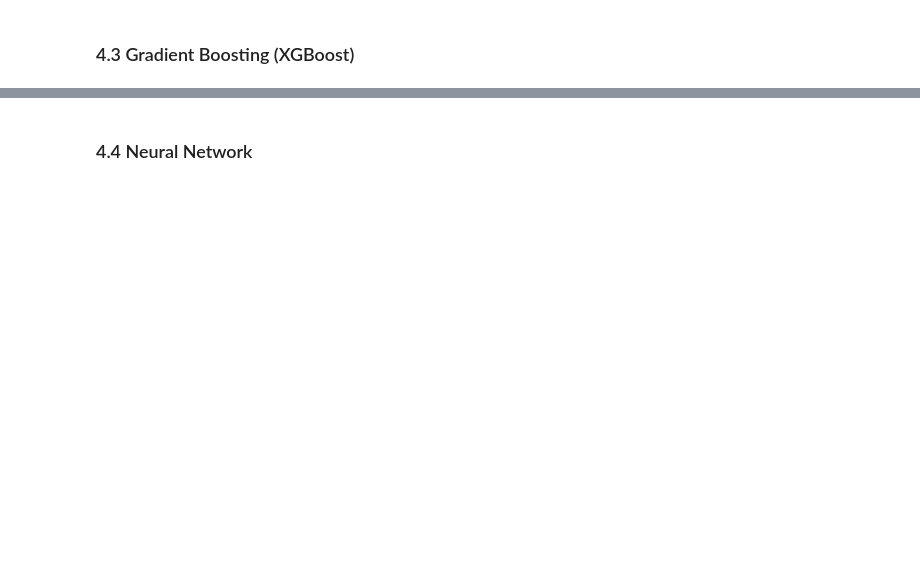
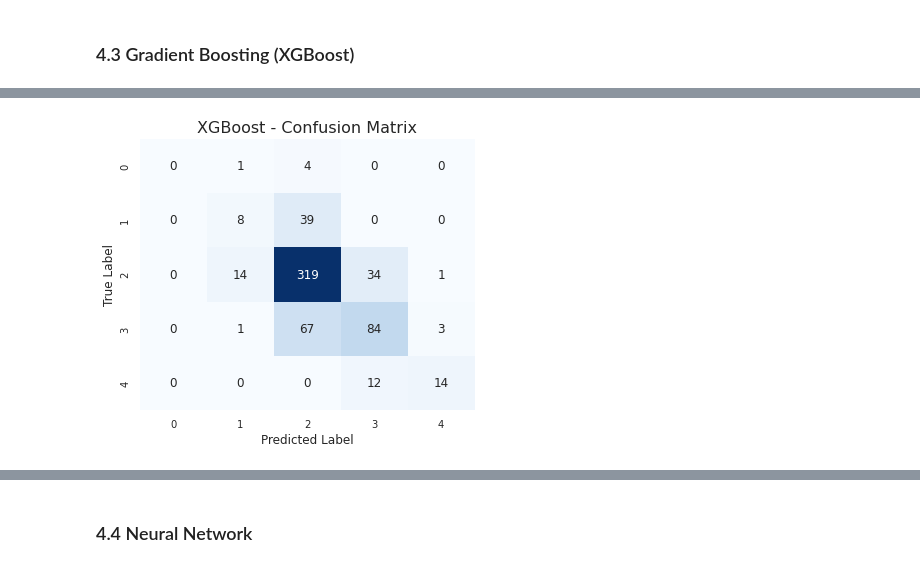
Before and after one commit to HammaTime123/Investigation-into-Developing-a-Classifier-for-Movie-Rating-for-IMDB-Data-Se, a Jupyter notebook: proj2.ipynb, the cells around one changed output, grey strips where cells are left out. Drawn from its saved outputs; the diff is of its cells as text; code cells hidden in the pictures; blank space fills up the shorter version.

```diff
--- a/proj2.ipynb
+++ b/proj2.ipynb
@@ -1472,15 +1627,21 @@ print(classification_report(y_test, y_pred))
 ### 4.3 Gradient Boosting (XGBoost)
 # %%
 import xgboost as xgb
-import numpy as np
-import pandas as pd
 
-from sklearn.model_selection import GridSearchCV
-from sklearn.metrics import accuracy_score, confusion_matrix, classification_report
-import matplotlib.pyplot as plt
-import seaborn as sns
+# Define your model name
+modelName = "XGboost"
 
+# Define the performance file path
+performance_file = "performance_results.csv"  # Update with your actual file path
 
+# Prepare training and testing data
+X_train = X_train_S_TotalDataPlusGenreEncoding[final_features]
+y_train = y_train_S_TotalDataPlusGenreEncoding
+
+X_test = X_test_S_TotalDataPlusGenreEncoding[final_features]
+y_test = y_test_S_TotalDataPlusGenreEncoding
+
+# Define the parameter grid for XGBoost
 param_grid = {
     'n_estimators':      [100, 200, 300],
     'learning_rate':     [0.01, 0.1, 0.2],
@@ -1492,62 +1653,79 @@ param_grid = {
     'scale_pos_weight':  [1, 5, 10]
 }
 
-
+# Initialize the XGBoost classifier
 xgb_clf = xgb.XGBClassifier(
-    objective='binary:logistic',
-    eval_metric='logloss',
+    objective='binary:logistic',  # Update if you're dealing with multiclass
+    eval_metric='logloss',        # Update if necessary
     use_label_encoder=False,
     random_state=42
 )
 
-
+# Initialize GridSearchCV
 grid_search = GridSearchCV(
     estimator=xgb_clf,
     param_grid=param_grid,
-    scoring='balanced_accuracy',
-    cv=5,
-    n_jobs=-1,
-    verbose=1
+    scoring='balanced_accuracy',    # Choose appropriate scoring metric
+    cv=5,                           # 5-fold cross-validation
+    n_jobs=-1,                      # Use all available cores
+    verbose=1                       # Verbosity level
 )
 
+# Fit the grid search on the training data
+print("Starting Grid Search for XGBoost...")
+grid_search.fit(X_train, y_train)
+print("Grid Search Completed.")
 
-grid_search.fit(X_train, y_train)
+# Print the best parameters found by GridSearch
+print("Best parameters found:", grid_search.best_params_)
+print("Best CV balanced_accuracy:", grid_search.best_score_)
 
-# Print best hyperparameters and CV score
-print("Best parameters found:", grid_search.best_params_)
-print("Best CV score:", grid_search.best_score_)
-
+# Retrieve the best model from the grid search
 best_xgb = grid_search.best_estimator_
 
-# Predict on the test set
+# Make predictions on the test set
 y_pred = best_xgb.predict(X_test)
 
-# Calculate test accuracy
+# Calculate Test Performance Metrics
 test_balanced_acc = balanced_accuracy_score(y_test, y_pred)
 print("\nTest balanced_accuracy:", test_balanced_acc)
 
-# Calculate test accuracy
 test_acc = accuracy_score(y_test, y_pred)
 print("\nTest accuracy:", test_acc)
 
-# Calculate test accuracy
-test_f1 = f1_score(y_test, y_pred)
+test_f1 = f1_score(y_test, y_pred, average='weighted')  # Ensure consistency with other models
 print("\nTest f1:", test_f1)
 
 
-# Confusion Matrix
+# Append the performance results to the CSV file only if the model doesn't already exist
+if not model_exists(performance_file, modelName):
+    file_exists = os.path.isfile(performance_file)
+    with open(performance_file, mode="a", newline="") as file:
+        writer = csv.writer(file)
+        # Write header if the file is new or empty
+        if not file_exists or os.path.getsize(performance_file) == 0:
+            writer.writerow(['Model', 'Balanced Accuracy', 'Accuracy', 'F1 Score'])
+        writer.writerow([modelName, test_balanced_acc, test_acc, test_f1])
+    print(f"Performance results for '{modelName}' saved to '{performance_file}'.")
+else:
+    print(f"Performance results for '{modelName}' already exist in '{performance_file}'. Skipping write.")
+
+# Generate the Confusion Matrix
 cm = confusion_matrix(y_test, y_pred)
 print("\nConfusion Matrix:")
 print(cm)
 
-# Plot the confusion matrix
+# Plot the Confusion Matrix
 plt.figure(figsize=(6, 5))
-sns.heatmap(cm, annot=True, fmt='d', cmap='Blues')
+sns.heatmap(cm, annot=True, fmt='d', cmap='Blues', cbar=False)
 plt.title("XGBoost - Confusion Matrix", fontsize=16)
 plt.xlabel("Predicted Label", fontsize=12)
 plt.ylabel("True Label", fontsize=12)
+plt.xticks(fontsize=10)
+plt.yticks(fontsize=10)
 plt.show()
 
-# Classification Report
+# Print Classification Report
 print("\nClassification Report:")
 print(classification_report(y_test, y_pred))
+# %% [output]
@@ -1553,0 +1768 @@ print(classification_report(y_test, y_pred))
+[figure, added]
```
Also changed, not shown: parts of 16 cells of this notebook, 7 other files.
